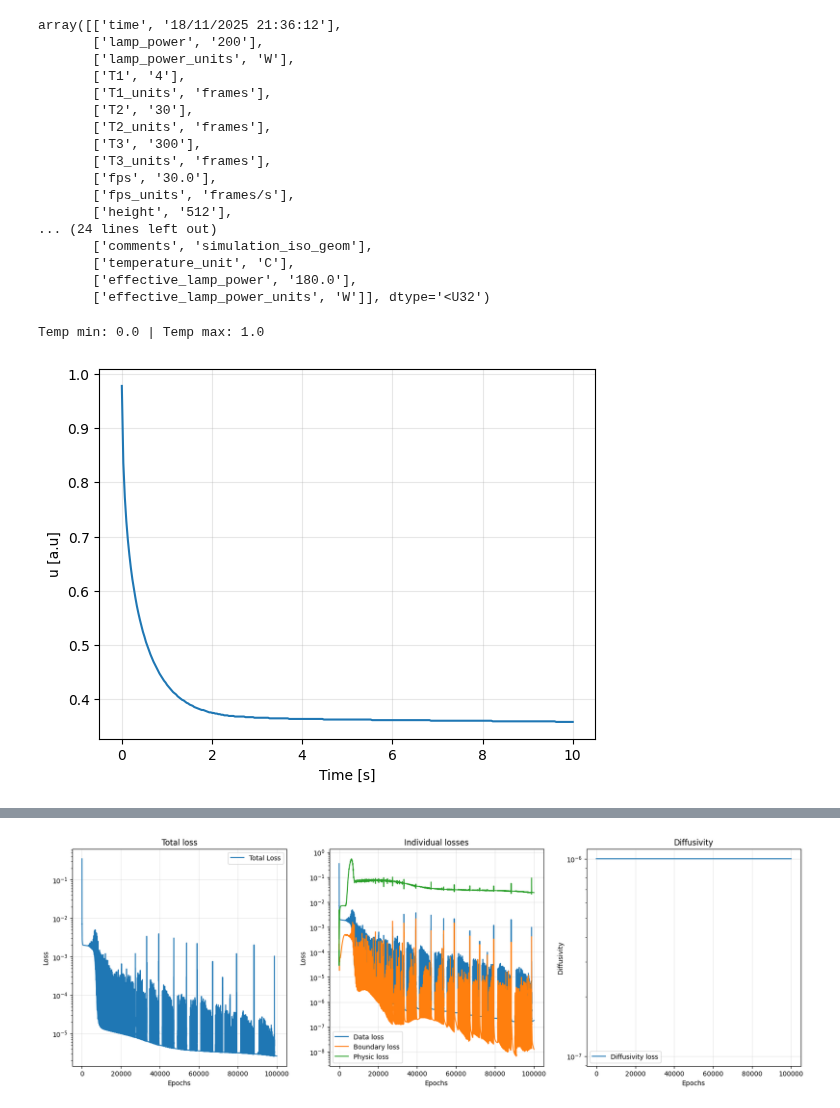
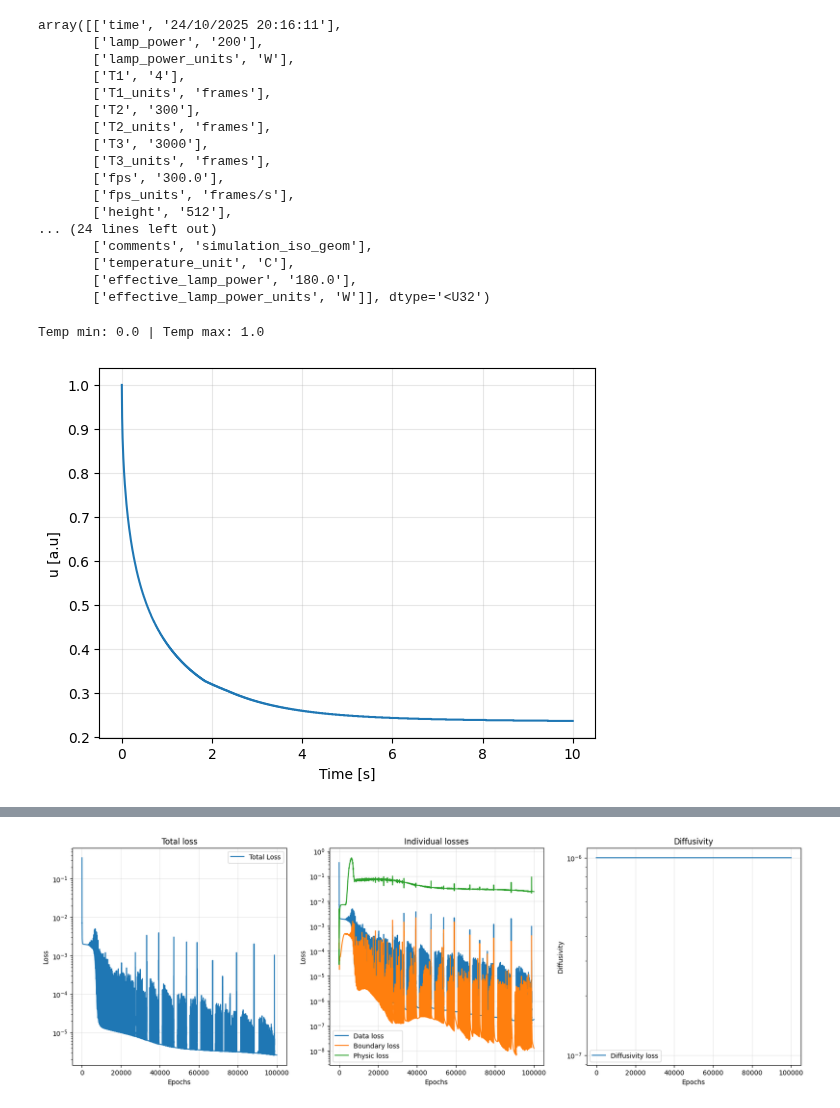
Before and after one commit to konrad-jaworski/Anisotropic_diffusivity_2, a Jupyter notebook: Experiment_with_1D_solution.ipynb, the cells around one changed output, grey strips where cells are left out. Drawn from its saved outputs; the diff is of its cells as text; code cells hidden in the pictures.

```diff
--- a/Experiment_with_1D_solution.ipynb
+++ b/Experiment_with_1D_solution.ipynb
@@ -9,22 +9,22 @@ from tqdm import tqdm
 device = torch.device("cuda" if torch.cuda.is_available() else "cpu")
 # %%
 # data=np.load(r'C:\Users\stone\Desktop\Synthetic_data_no_defect\2025_11_18_sample_100x100x5mm_no_defect_isotropic_gaussian_heat_no_conv_cond_5.npz',allow_pickle=True)
-# data=np.load(r'C:\Users\stone\Desktop\Synthetic_data_no_defect\2025_10_24_sample_100x100x5mm_no_defect_isotropic.npz',allow_pickle=True)
-data=np.load(r'/Volumes/KINGSTON/Synthetic_data_no_defect/2025_11_18_sample_100x100x5mm_no_defect_isotropic_gaussian_heat_no_conv_cond_5.npz')
+data=np.load(r'C:\Users\stone\Desktop\Synthetic_data_no_defect\2025_10_24_sample_100x100x5mm_no_defect_isotropic.npz',allow_pickle=True)
+# data=np.load(r'/Volumes/KINGSTON/Synthetic_data_no_defect/2025_11_18_sample_100x100x5mm_no_defect_isotropic_gaussian_heat_no_conv_cond_5.npz')
 # data=np.load(r'/Volumes/KINGSTON/Synthetic_data_no_defect/2025_10_24_sample_100x100x5mm_no_defect_isotropic.npz')
 # %%
 data['meta']
 # %% [output]
-array([['time', '18/11/2025 21:36:12'],
+array([['time', '24/10/2025 20:16:11'],
        ['lamp_power', '200'],
        ['lamp_power_units', 'W'],
        ['T1', '4'],
        ['T1_units', 'frames'],
-       ['T2', '30'],
+       ['T2', '300'],
        ['T2_units', 'frames'],
-       ['T3', '300'],
+       ['T3', '3000'],
        ['T3_units', 'frames'],
-       ['fps', '30.0'],
+       ['fps', '300.0'],
        ['fps_units', 'frames/s'],
        ['height', '512'],
 ... (24 lines left out)
@@ -42,15 +42,15 @@ Temp min: 0.0 | Temp max: 1.0
 # %%
 T,Y,X=temp.shape
 y_center=Y//2
 x_center=X//2
-u_np=temp[34:,y_center,x_center]
-x_plot=np.linspace(0,10,300)
+u_np=temp[304:,y_center,x_center]
+x_plot=np.linspace(0,10,3000)
 plt.plot(x_plot,u_np)
 plt.xlabel('Time [s]')
 plt.ylabel('u [a.u]')
 plt.grid(alpha=0.3)
 # %% [output]
-[figure, old version]
+[figure, new version]
 # %%
 print(f"Temp min: {u_np.min()} | Temp max: {u_np.max()}")
 # %% [output]
```
Also changed, not shown: parts of 8 cells of this notebook.
